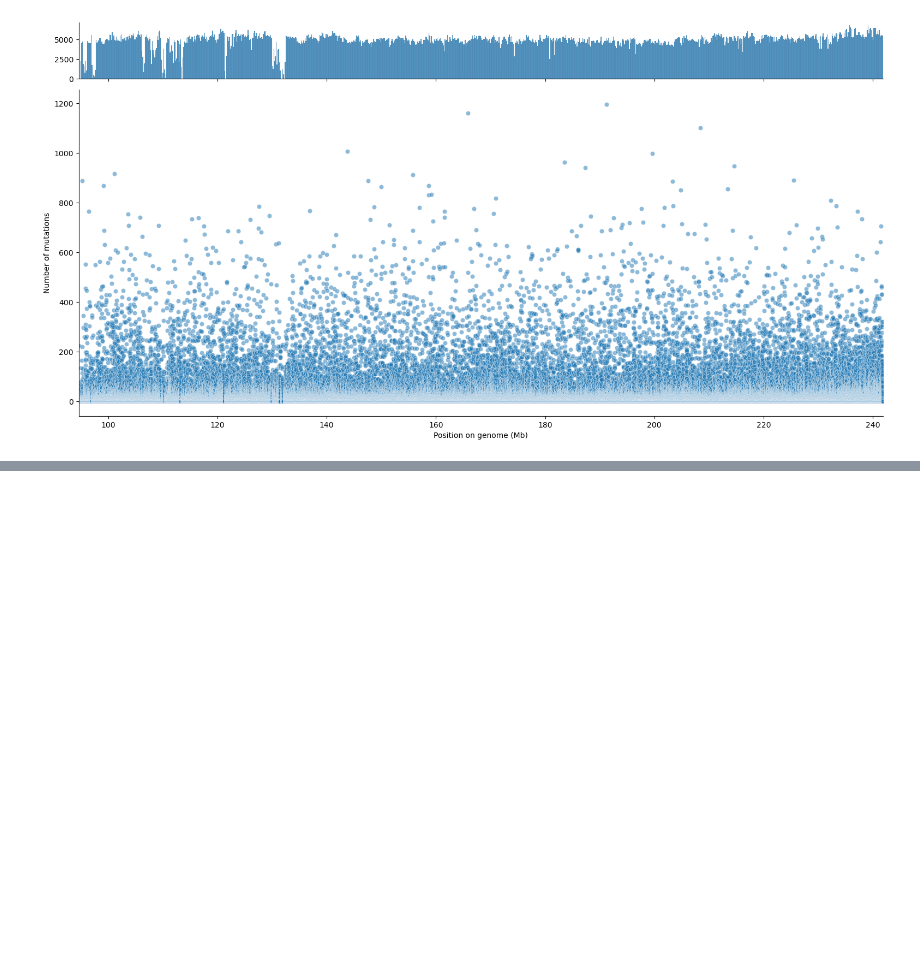
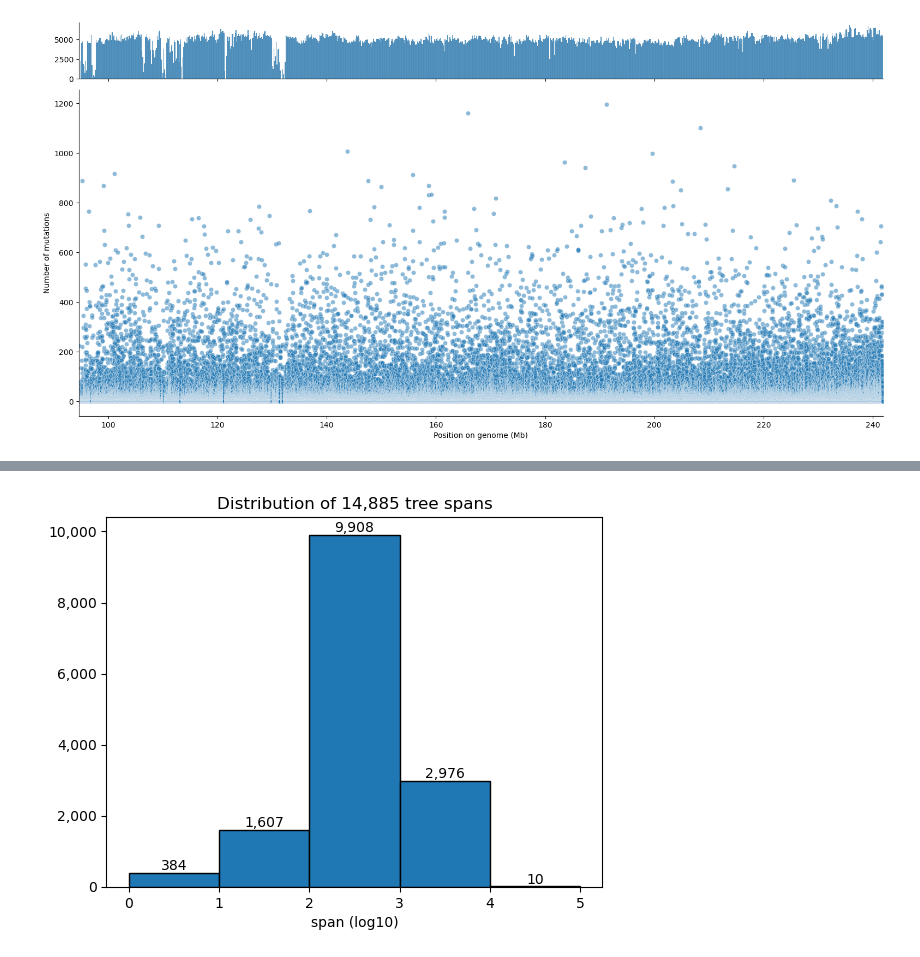
Before and after one commit to tskit-dev/tsbrowse, a Jupyter notebook: qc-template.ipynb, the cells around one changed output, grey strips where cells are left out. Saved outputs shown, nothing was run; the diff lists cells and outputs as text; code cells hidden in the pictures; blank space fills up the shorter version.

```diff
--- a/qc-template.ipynb
+++ b/qc-template.ipynb
@@ -42,0 +43,4 @@ tinfo.plot_mutations_per_node(max_num_muts=10)
+# %%
+tinfo.plot_tree_spans(log_transform=True, region_end=200_000_000, region_start=190_000_000, show_counts=True)
+# %% [output]
+[figure, added]
```
Also changed, not shown: parts of 2 cells of this notebook, 1 other file.
